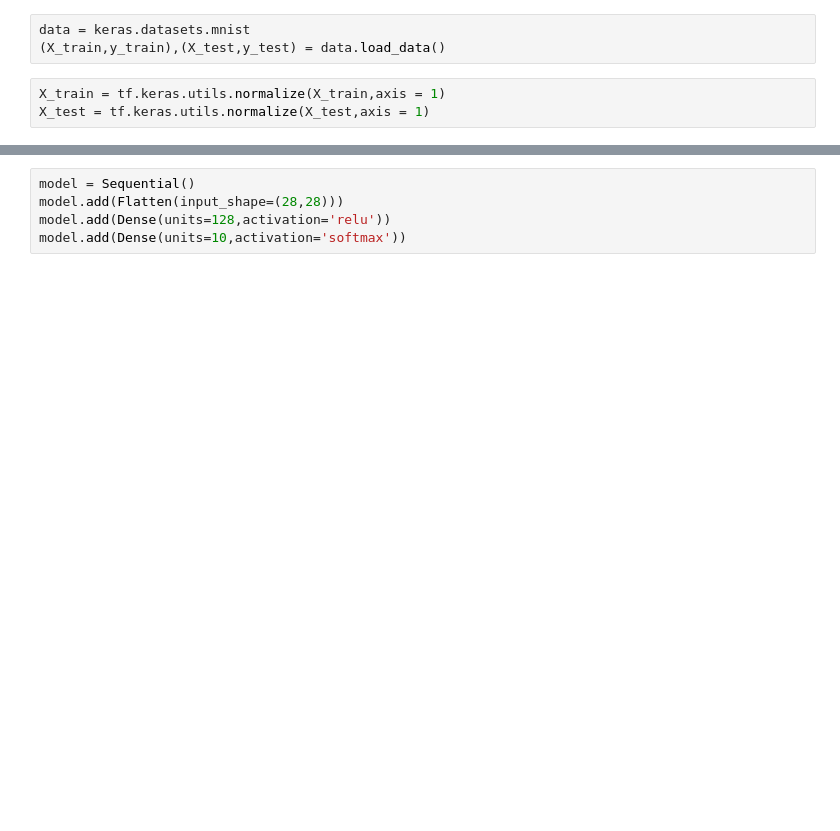
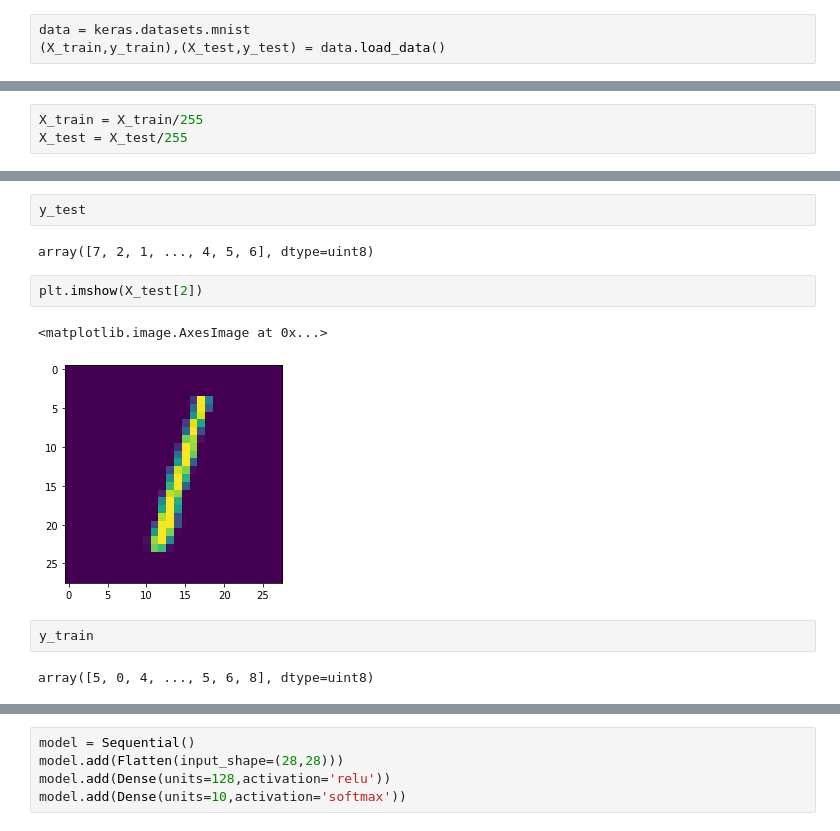
Before and after one commit to ShivamJoshi9/DigitRecognition, a Jupyter notebook: DgitRecognition_Using_ANN/digitRecognition.ipynb, the cells around one changed output, grey strips where cells are left out. Saved outputs shown, nothing was run; the diff lists cells and outputs as text; blank space fills up the shorter version.

```diff
--- a/DgitRecognition_Using_ANN/digitRecognition.ipynb
+++ b/DgitRecognition_Using_ANN/digitRecognition.ipynb
@@ -8,6 +7,3 @@ from sklearn.metrics import accuracy_score
 # %%
 data = keras.datasets.mnist
 (X_train,y_train),(X_test,y_test) = data.load_data()
-# %%
-X_train = tf.keras.utils.normalize(X_train,axis = 1)
-X_test = tf.keras.utils.normalize(X_test,axis = 1)
@@ -13,0 +46,3 @@ X_test = tf.keras.utils.normalize(X_test,axis = 1)
+# %%
+X_train = X_train/255
+X_test = X_test/255
@@ -13,0 +69,13 @@ X_test = tf.keras.utils.normalize(X_test,axis = 1)
+# %%
+y_test
+# %% [output]
+array([7, 2, 1, ..., 4, 5, 6], dtype=uint8)
+# %%
+plt.imshow(X_test[2])
+# %% [output]
+<matplotlib.image.AxesImage at 0x...>
+[figure, added]
+# %%
+y_train
+# %% [output]
+array([5, 0, 4, ..., 5, 6, 8], dtype=uint8)
```
Also changed, not shown: parts of 16 cells of this notebook.
